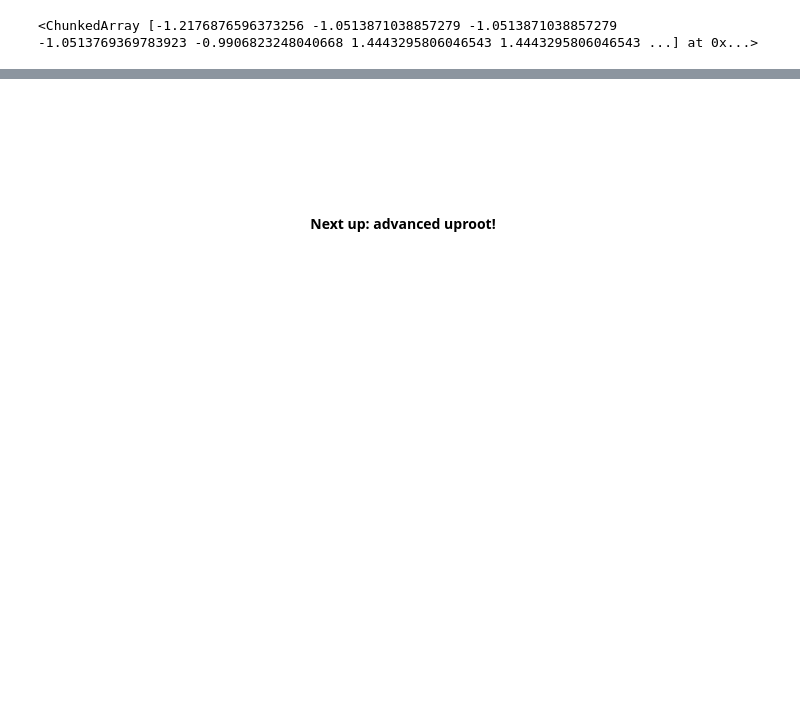
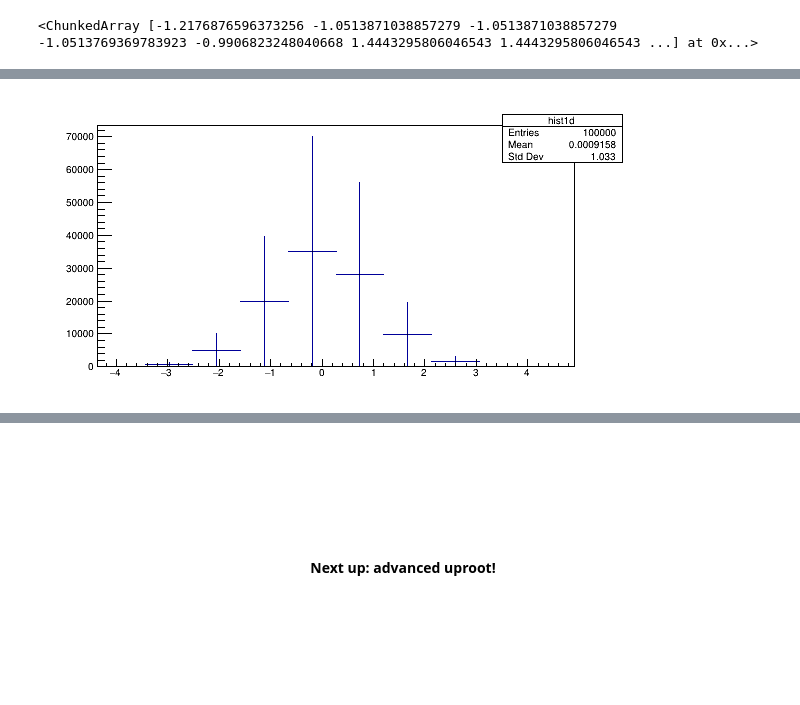
Before and after one commit to jpivarski-talks/2019-05-28-lpchats-numpy-uproot-awkward, a Jupyter notebook: 04-basic-uproot.ipynb, the cells around one changed output, grey strips where cells are left out. Saved outputs shown, nothing was run; the diff lists cells and outputs as text; code cells hidden in the pictures; blank space fills up the shorter version.

```diff
--- a/04-basic-uproot.ipynb
+++ b/04-basic-uproot.ipynb
@@ -829,0 +854,8 @@ eta1
+# %%
+canvas = ROOT.TCanvas("canvas", "", 600, 330)
+file = ROOT.TFile("tmp.root")
+hist = file.Get("hist1d")
+hist.Draw()
+canvas.Draw()
+# %% [output]
+[figure, added]
```
Also changed, not shown: parts of 2 cells of this notebook, 1 other file.
